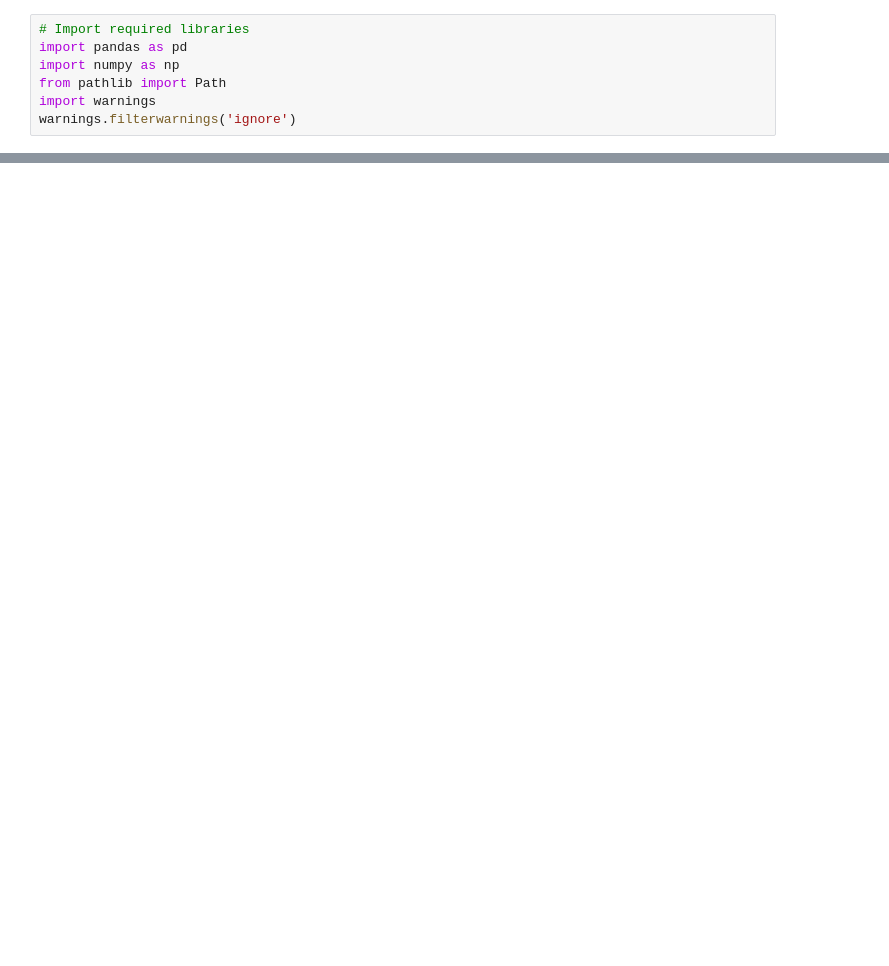
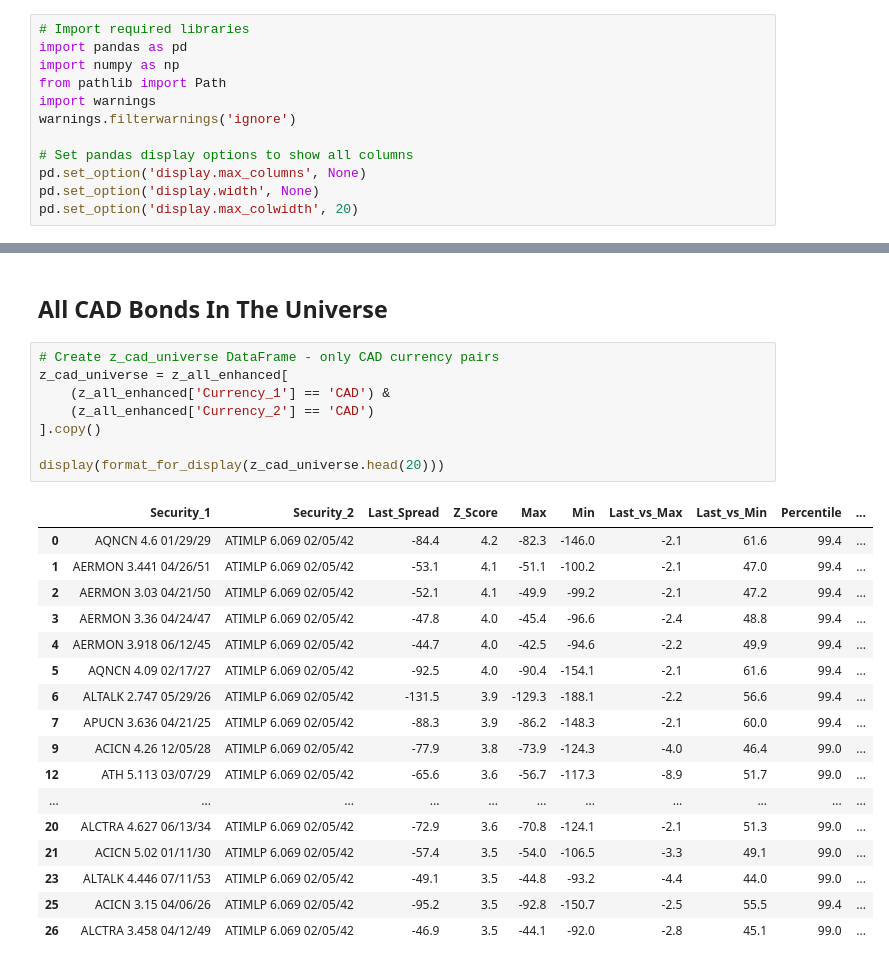
Before and after one commit to ewswlw/work_supa, a Jupyter notebook: analytics tables/tables.ipynb, the cells around one changed output, grey strips where cells are left out. Saved outputs shown, nothing was run; the diff lists cells and outputs as text; blank space fills up the shorter version.

```diff
--- a/analytics tables/tables.ipynb
+++ b/analytics tables/tables.ipynb
@@ -5,3 +5,8 @@ import numpy as np
 from pathlib import Path
 import warnings
 warnings.filterwarnings('ignore')
+
+# Set pandas display options to show all columns
+pd.set_option('display.max_columns', None)
+pd.set_option('display.width', None)
+pd.set_option('display.max_colwidth', 20)
@@ -88,0 +461,28 @@ memory usage: 1.7+ MB
+# %% [markdown]
+## All CAD Bonds In The Universe
+# %%
+# Create z_cad_universe DataFrame - only CAD currency pairs
+z_cad_universe = z_all_enhanced[
+    (z_all_enhanced['Currency_1'] == 'CAD') &
+    (z_all_enhanced['Currency_2'] == 'CAD')
+].copy()
+
+display(format_for_display(z_cad_universe.head(20)))
+# %% [output]
+|  | Security_1 | Security_2 | Last_Spread | Z_Score | Max | Min | Last_vs_Max | Last_vs_Min | Percentile | ... |
+| 0 | AQNCN 4.6 01/29/29 | ATIMLP 6.069 02/05/42 | -84.4 | 4.2 | -82.3 | -146.0 | -2.1 | 61.6 | 99.4 | ... |
+| 1 | AERMON 3.441 04/26/51 | ATIMLP 6.069 02/05/42 | -53.1 | 4.1 | -51.1 | -100.2 | -2.1 | 47.0 | 99.4 | ... |
+| 2 | AERMON 3.03 04/21/50 | ATIMLP 6.069 02/05/42 | -52.1 | 4.1 | -49.9 | -99.2 | -2.1 | 47.2 | 99.4 | ... |
+| 3 | AERMON 3.36 04/24/47 | ATIMLP 6.069 02/05/42 | -47.8 | 4.0 | -45.4 | -96.6 | -2.4 | 48.8 | 99.4 | ... |
+| 4 | AERMON 3.918 06/12/45 | ATIMLP 6.069 02/05/42 | -44.7 | 4.0 | -42.5 | -94.6 | -2.2 | 49.9 | 99.4 | ... |
+| 5 | AQNCN 4.09 02/17/27 | ATIMLP 6.069 02/05/42 | -92.5 | 4.0 | -90.4 | -154.1 | -2.1 | 61.6 | 99.4 | ... |
+| 6 | ALTALK 2.747 05/29/26 | ATIMLP 6.069 02/05/42 | -131.5 | 3.9 | -129.3 | -188.1 | -2.2 | 56.6 | 99.4 | ... |
+| 7 | APUCN 3.636 04/21/25 | ATIMLP 6.069 02/05/42 | -88.3 | 3.9 | -86.2 | -148.3 | -2.1 | 60.0 | 99.4 | ... |
+| 9 | ACICN 4.26 12/05/28 | ATIMLP 6.069 02/05/42 | -77.9 | 3.8 | -73.9 | -124.3 | -4.0 | 46.4 | 99.0 | ... |
+| 12 | ATH 5.113 03/07/29 | ATIMLP 6.069 02/05/42 | -65.6 | 3.6 | -56.7 | -117.3 | -8.9 | 51.7 | 99.0 | ... |
+| ... | ... | ... | ... | ... | ... | ... | ... | ... | ... | ... |
+| 20 | ALCTRA 4.627 06/13/34 | ATIMLP 6.069 02/05/42 | -72.9 | 3.6 | -70.8 | -124.1 | -2.1 | 51.3 | 99.0 | ... |
+| 21 | ACICN 5.02 01/11/30 | ATIMLP 6.069 02/05/42 | -57.4 | 3.5 | -54.0 | -106.5 | -3.3 | 49.1 | 99.0 | ... |
+| 23 | ALTALK 4.446 07/11/53 | ATIMLP 6.069 02/05/42 | -49.1 | 3.5 | -44.8 | -93.2 | -4.4 | 44.0 | 99.0 | ... |
+| 25 | ACICN 3.15 04/06/26 | ATIMLP 6.069 02/05/42 | -95.2 | 3.5 | -92.8 | -150.7 | -2.5 | 55.5 | 99.4 | ... |
+| 26 | ALCTRA 3.458 04/12/49 | ATIMLP 6.069 02/05/42 | -46.9 | 3.5 | -44.1 | -92.0 | -2.8 | 45.1 | 99.0 | ... |
```
Also changed, not shown: parts of 18 cells of this notebook, 6 other files.
